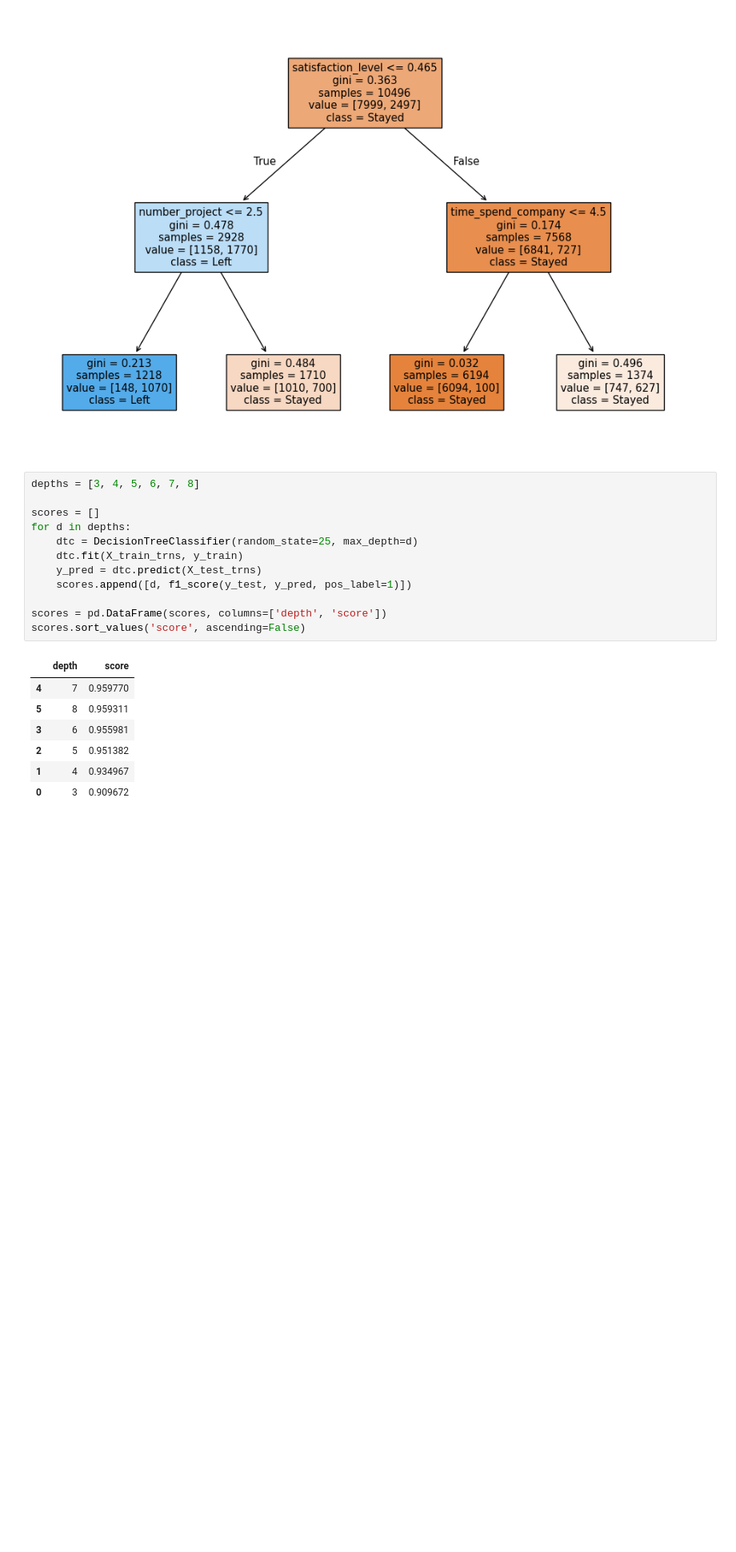
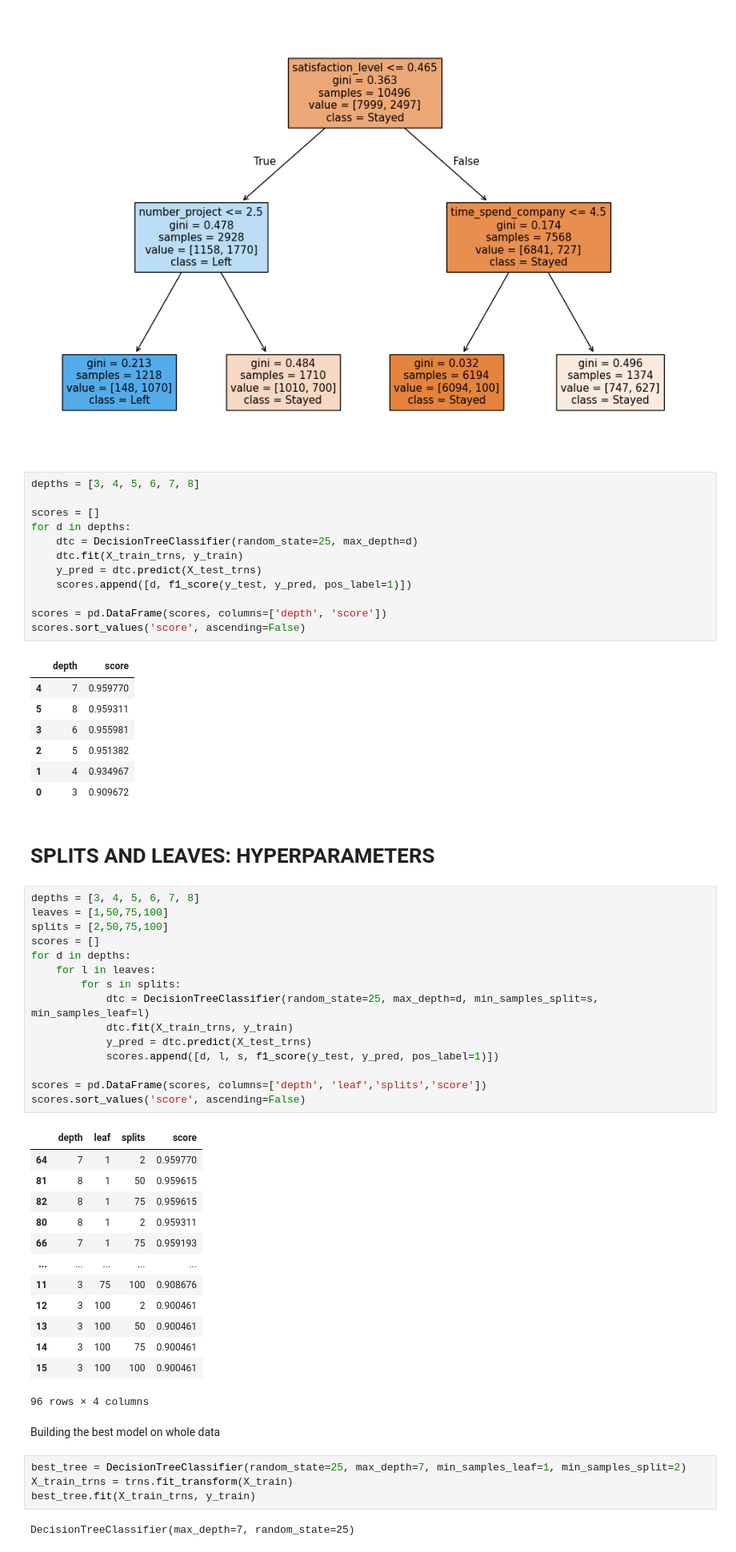
Before and after one commit to DAI-ai-code/Machine-Learning, a Jupyter notebook: day6/3_Decision_tree_GR.ipynb, the cells around one changed output. Shown at 80% size. Saved outputs shown, nothing was run; the diff lists cells and outputs as text; blank space fills up the shorter version.

```diff
--- a/day6/3_Decision_tree_GR.ipynb
+++ b/day6/3_Decision_tree_GR.ipynb
@@ -58,3 +58,42 @@ scores.sort_values('score', ascending=False)
 | 2 | 5 | 0.951382 |
 | 1 | 4 | 0.934967 |
 | 0 | 3 | 0.909672 |
+# %% [markdown]
+# SPLITS AND LEAVES: HYPERPARAMETERS
+# %%
+depths = [3, 4, 5, 6, 7, 8]
+leaves = [1,50,75,100]
+splits = [2,50,75,100]
+scores = []
+for d in depths:
+    for l in leaves:
+        for s in splits:
+            dtc = DecisionTreeClassifier(random_state=25, max_depth=d, min_samples_split=s, min_samples_leaf=l)
+            dtc.fit(X_train_trns, y_train)
+            y_pred = dtc.predict(X_test_trns)
+            scores.append([d, l, s, f1_score(y_test, y_pred, pos_label=1)])
+
+scores = pd.DataFrame(scores, columns=['depth', 'leaf','splits','score'])
+scores.sort_values('score', ascending=False)
+# %% [output]
+|  | depth | leaf | splits | score |
+| 64 | 7 | 1 | 2 | 0.959770 |
+| 81 | 8 | 1 | 50 | 0.959615 |
+| 82 | 8 | 1 | 75 | 0.959615 |
+| 80 | 8 | 1 | 2 | 0.959311 |
+| 66 | 7 | 1 | 75 | 0.959193 |
+| ... | ... | ... | ... | ... |
+| 11 | 3 | 75 | 100 | 0.908676 |
+| 12 | 3 | 100 | 2 | 0.900461 |
+| 13 | 3 | 100 | 50 | 0.900461 |
+| 14 | 3 | 100 | 75 | 0.900461 |
+| 15 | 3 | 100 | 100 | 0.900461 |
+96 rows × 4 columns
+# %% [markdown]
+Building the best model on whole data
+# %%
+best_tree = DecisionTreeClassifier(random_state=25, max_depth=7, min_samples_leaf=1, min_samples_split=2)
+X_train_trns = trns.fit_transform(X_train)
+best_tree.fit(X_train_trns, y_train)
+# %% [output]
+DecisionTreeClassifier(max_depth=7, random_state=25)
```
Also changed, not shown: parts of 5 cells of this notebook, 1 other file.
